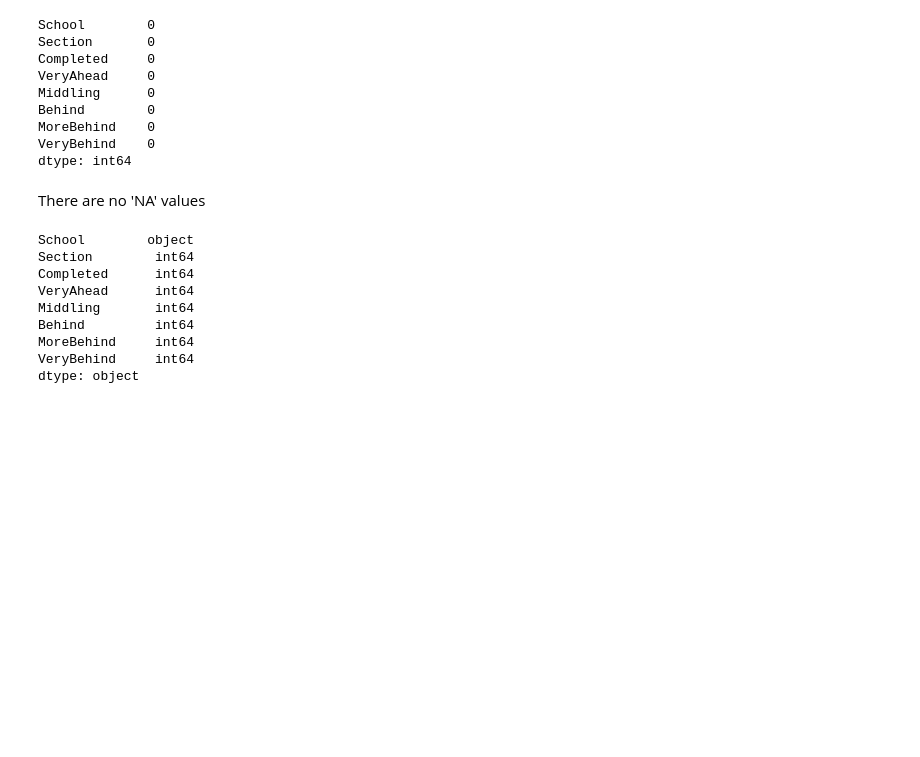
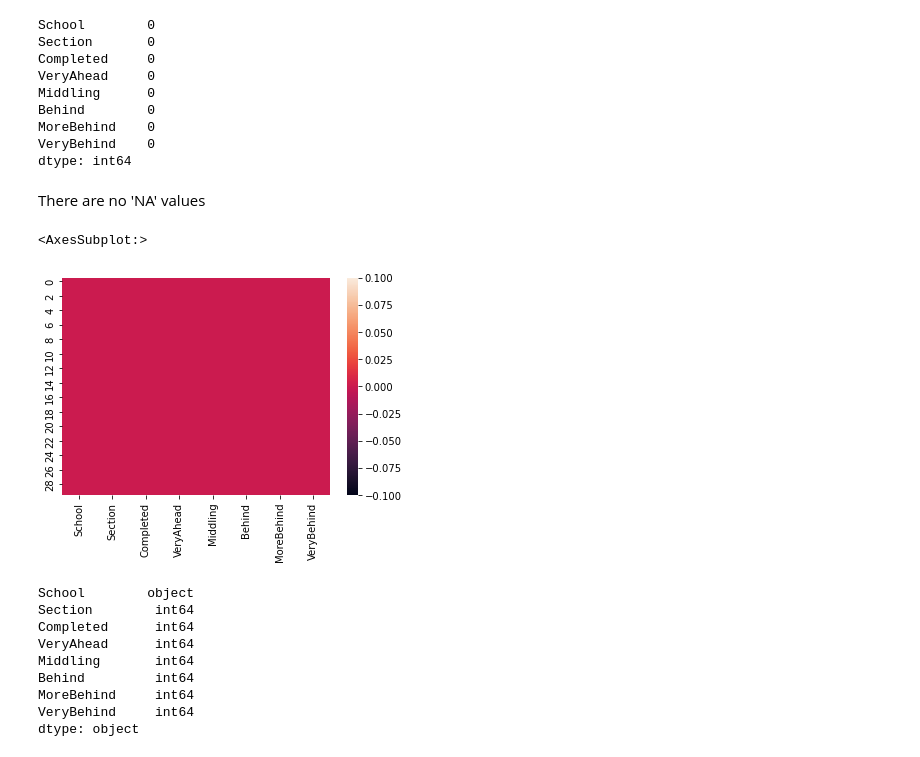
Before and after one commit to chaithrakc/syr_ads_machine_learning, a Jupyter notebook: week02data_preparation/hw02/HW02_DataPreparation.ipynb, the cells around one changed output. Cells and saved outputs as stored; diff of their text form; code cells hidden in the pictures; blank space fills up the shorter version.

```diff
--- a/week02data_preparation/hw02/HW02_DataPreparation.ipynb
+++ b/week02data_preparation/hw02/HW02_DataPreparation.ipynb
@@ -113,6 +120,11 @@ VeryBehind    0
 dtype: int64
 # %% [markdown]
 There are no 'NA' values
+# %%
+sns.heatmap(df.isna(), cbar=True) # no NA values in the data hence no bars displayed in the plot
+# %% [output]
+<AxesSubplot:>
+[figure, added]
 # %%
 # datatypes of each field
 df.dtypes
```
Also changed, not shown: parts of 3 cells of this notebook, 8 other files.
